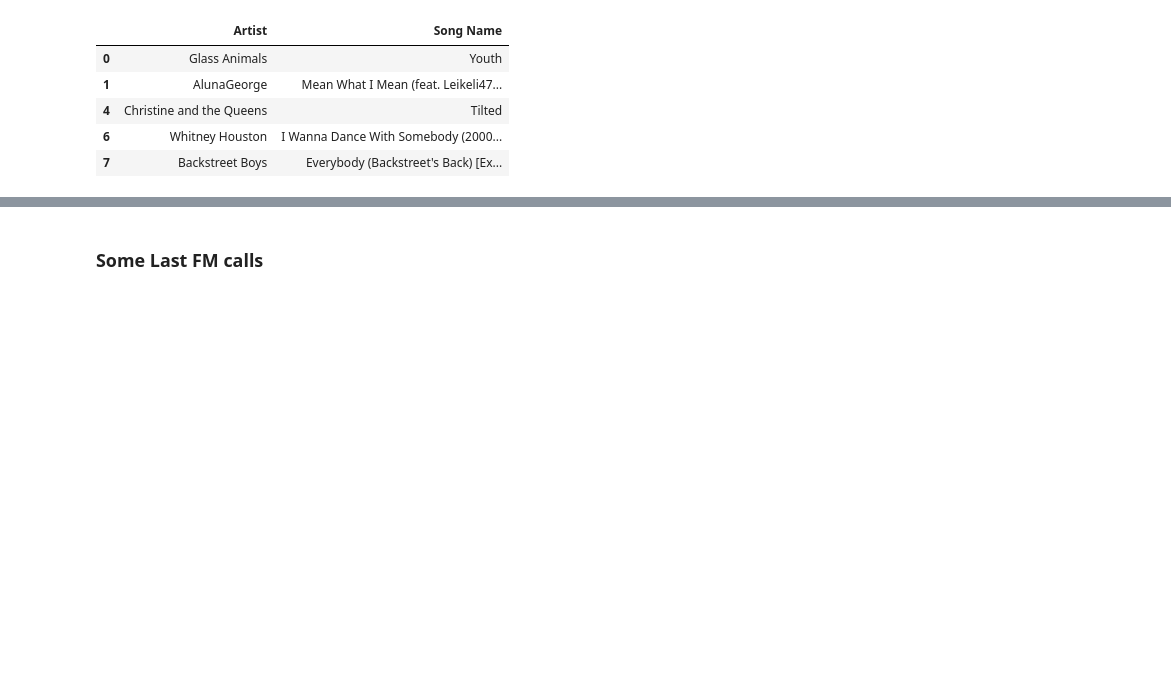
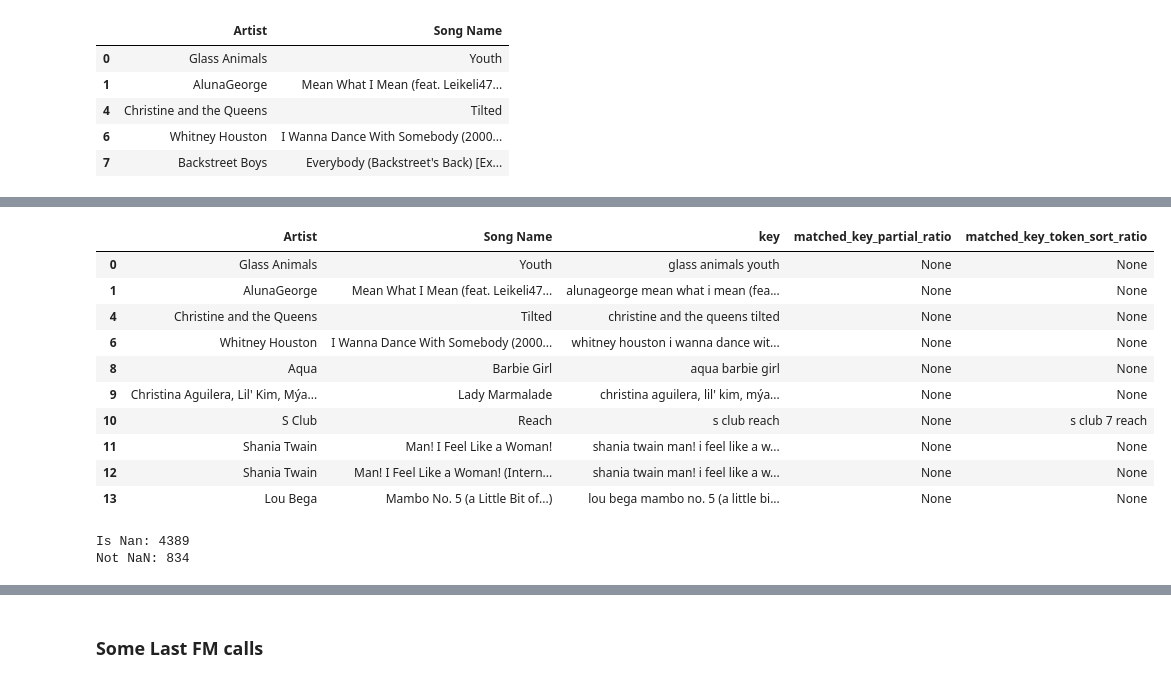
Before and after one commit to ftaylor101/spotify, a Jupyter notebook: apple_vis.ipynb, the cells around one changed output, grey strips where cells are left out. Saved outputs shown, nothing was run; the diff lists cells and outputs as text; code cells hidden in the pictures; blank space fills up the shorter version.

```diff
--- a/apple_vis.ipynb
+++ b/apple_vis.ipynb
@@ -287,0 +395,21 @@ artist_song_df.head()
+# %%
+is_nan_df = df1[df1['matched_key_partial_ratio'].isna()]
+is_nan_df.head(10)
+# %% [output]
+|  | Artist | Song Name | key | matched_key_partial_ratio | matched_key_token_sort_ratio |
+| 0 | Glass Animals | Youth | glass animals youth | None | None |
+| 1 | AlunaGeorge | Mean What I Mean (feat. Leikeli47... | alunageorge mean what i mean (fea... | None | None |
+| 4 | Christine and the Queens | Tilted | christine and the queens tilted | None | None |
+| 6 | Whitney Houston | I Wanna Dance With Somebody (2000... | whitney houston i wanna dance wit... | None | None |
+| 8 | Aqua | Barbie Girl | aqua barbie girl | None | None |
+| 9 | Christina Aguilera, Lil' Kim, Mýa... | Lady Marmalade | christina aguilera, lil' kim, mýa... | None | None |
+| 10 | S Club | Reach | s club reach | None | s club 7 reach |
+| 11 | Shania Twain | Man! I Feel Like a Woman! | shania twain man! i feel like a w... | None | None |
+| 12 | Shania Twain | Man! I Feel Like a Woman! (Intern... | shania twain man! i feel like a w... | None | None |
+| 13 | Lou Bega | Mambo No. 5 (a Little Bit of...) | lou bega mambo no. 5 (a little bi... | None | None |
+# %%
+print(f"Is Nan: {df1['matched_key_token_sort_ratio'].isna().sum()}")
+print(f"Not NaN: {df1['matched_key_token_sort_ratio'].notna().sum()}")
+# %% [output]
+Is Nan: 4389
+Not NaN: 834
```
Also changed, not shown: parts of 56 cells of this notebook.
